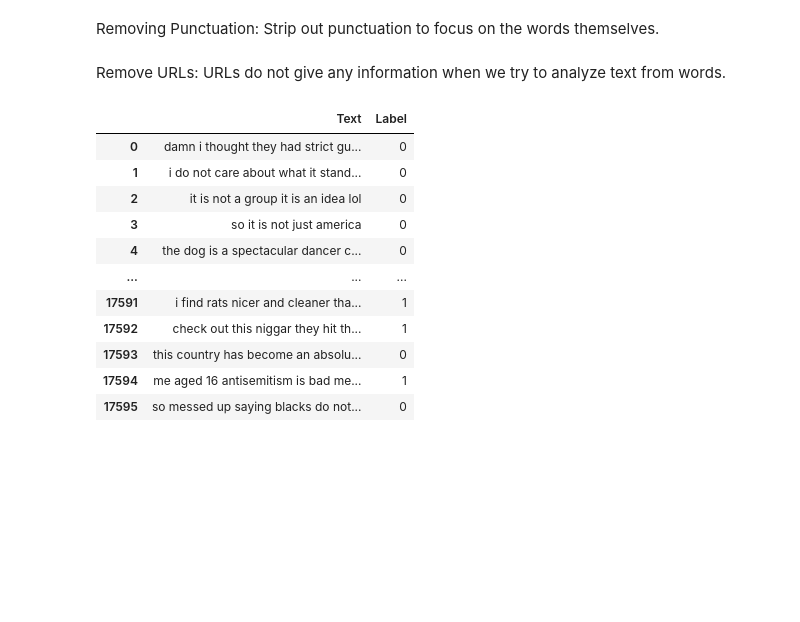
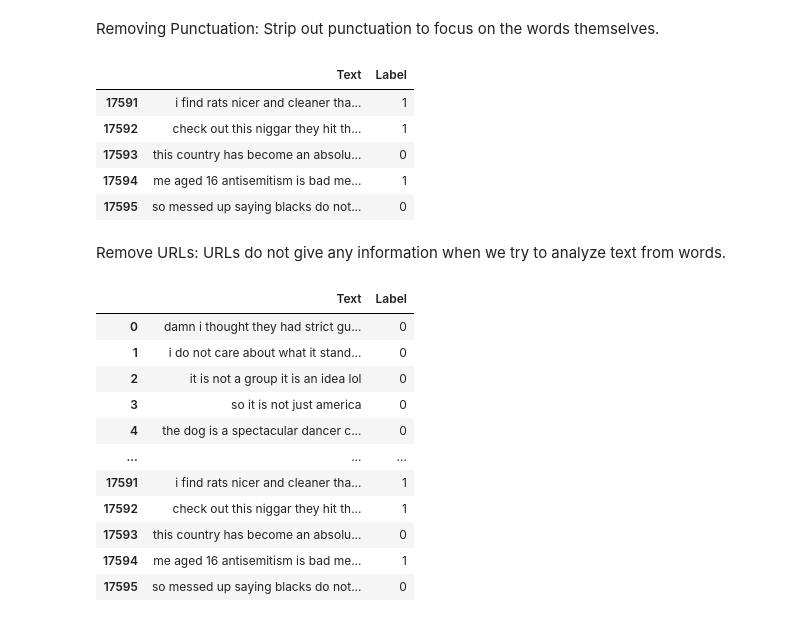
Before and after one commit to spring-board-b2-hate-speech/Group-4, a Jupyter notebook: Data Preprocessing/data_preprocessing.ipynb, the cells around one changed output. Drawn from its saved outputs; the diff is of its cells as text; code cells hidden in the pictures; blank space fills up the shorter version.

```diff
--- a/Data Preprocessing/data_preprocessing.ipynb
+++ b/Data Preprocessing/data_preprocessing.ipynb
@@ -93,8 +110,19 @@ Removing Punctuation: Strip out punctuation to focus on the words themselves.
 # %%
 def remove_punctuation(text):
     return re.sub(r'[^\w\s]', '', text)
+    #\w: Represents any alphanumeric character (equivalent to [a-zA-Z0-9_]).
+    #\s: Denotes any whitespace character, such as space, tab, or newline.
+    # so it defines the other than a alphanumeric character followed by a single space, ('^' for negation) remove other characters
 
 data['Text'] = data['Text'].apply(remove_punctuation)
+data.tail()
+# %% [output]
+|  | Text | Label |
+| 17591 | i find rats nicer and cleaner tha... | 1 |
+| 17592 | check out this niggar they hit th... | 1 |
+| 17593 | this country has become an absolu... | 0 |
+| 17594 | me aged 16 antisemitism is bad me... | 1 |
+| 17595 | so messed up saying blacks do not... | 0 |
 # %% [markdown]
 Remove URLs: URLs do not give any information when we try to analyze text from words.
 # %%
```
Also changed, not shown: parts of 9 cells of this notebook.
